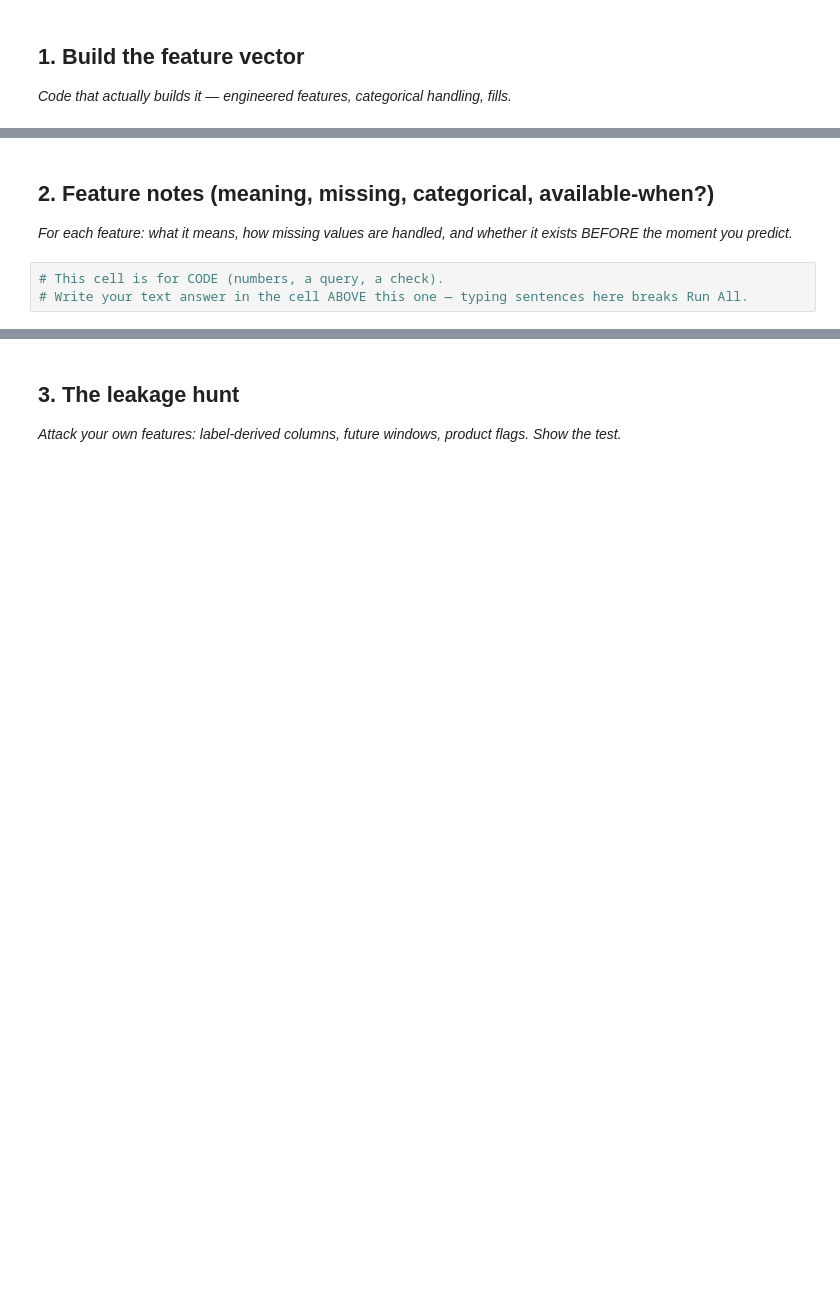
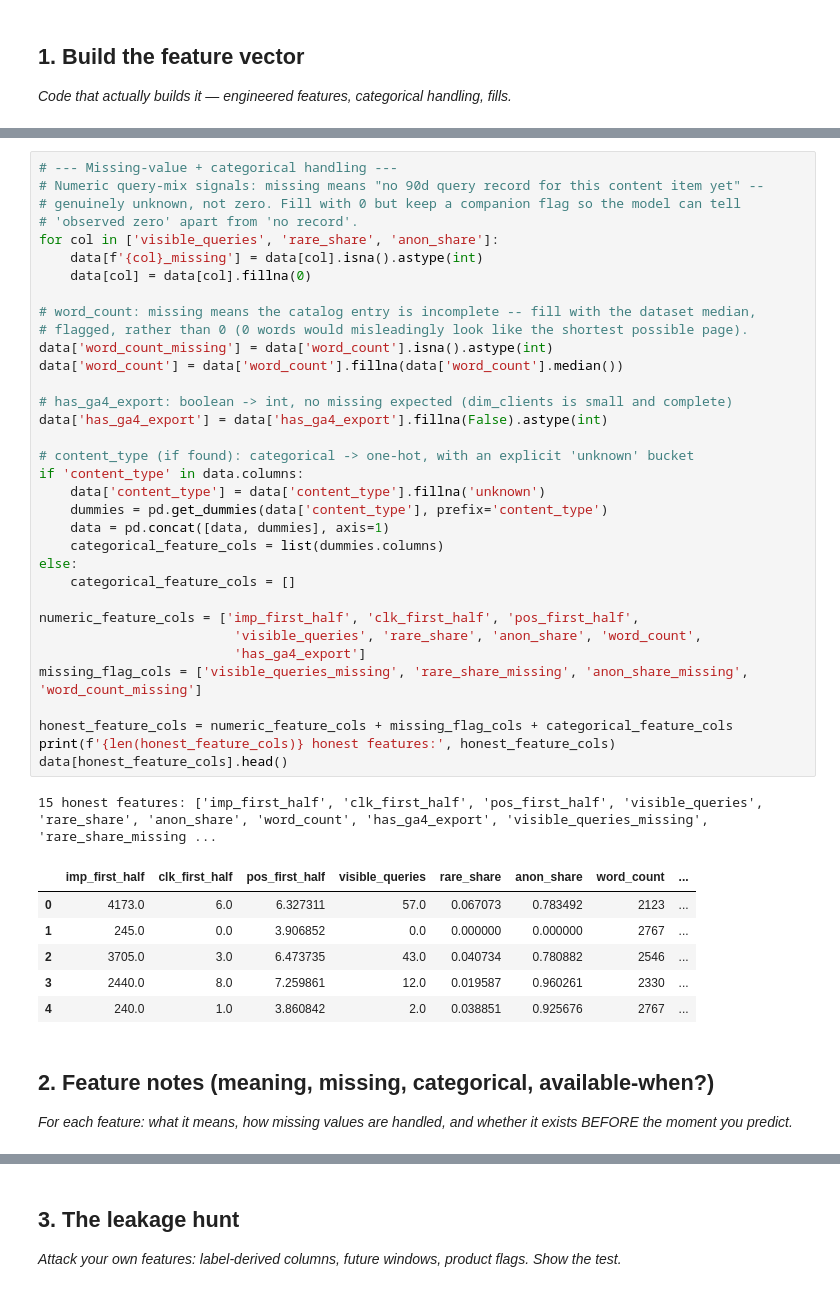
Before and after one commit to Ali-Haider987/alihaider-flyrank-ml, a Jupyter notebook: work/notebooks/w03_feature_leakage_check.ipynb, the cells around one changed output, grey strips where cells are left out. Drawn from its saved outputs; the diff is of its cells as text; blank space fills up the shorter version.

```diff
--- a/work/notebooks/w03_feature_leakage_check.ipynb
+++ b/work/notebooks/w03_feature_leakage_check.ipynb
@@ -16,7 +123,46 @@ This skeleton is yours to fill. Work the sections **in order** — each one has
+# %%
+# --- Missing-value + categorical handling ---
+# Numeric query-mix signals: missing means "no 90d query record for this content item yet" --
+# genuinely unknown, not zero. Fill with 0 but keep a companion flag so the model can tell
+# 'observed zero' apart from 'no record'.
+for col in ['visible_queries', 'rare_share', 'anon_share']:
+    data[f'{col}_missing'] = data[col].isna().astype(int)
+    data[col] = data[col].fillna(0)
+
+# word_count: missing means the catalog entry is incomplete -- fill with the dataset median,
+# flagged, rather than 0 (0 words would misleadingly look like the shortest possible page).
+data['word_count_missing'] = data['word_count'].isna().astype(int)
+data['word_count'] = data['word_count'].fillna(data['word_count'].median())
+
+# has_ga4_export: boolean -> int, no missing expected (dim_clients is small and complete)
+data['has_ga4_export'] = data['has_ga4_export'].fillna(False).astype(int)
+
+# content_type (if found): categorical -> one-hot, with an explicit 'unknown' bucket
+if 'content_type' in data.columns:
+    data['content_type'] = data['content_type'].fillna('unknown')
+    dummies = pd.get_dummies(data['content_type'], prefix='content_type')
+    data = pd.concat([data, dummies], axis=1)
+    categorical_feature_cols = list(dummies.columns)
+else:
+    categorical_feature_cols = []
+
+numeric_feature_cols = ['imp_first_half', 'clk_first_half', 'pos_first_half',
+                         'visible_queries', 'rare_share', 'anon_share', 'word_count',
+                         'has_ga4_export']
+missing_flag_cols = ['visible_queries_missing', 'rare_share_missing', 'anon_share_missing', 'word_count_missing']
+
+honest_feature_cols = numeric_feature_cols + missing_flag_cols + categorical_feature_cols
+print(f'{len(honest_feature_cols)} honest features:', honest_feature_cols)
+data[honest_feature_cols].head()
+# %% [output]
+15 honest features: ['imp_first_half', 'clk_first_half', 'pos_first_half', 'visible_queries', 'rare_share', 'anon_share', 'word_count', 'has_ga4_export', 'visible_queries_missing', 'rare_share_missing ...
+|  | imp_first_half | clk_first_half | pos_first_half | visible_queries | rare_share | anon_share | word_count | ... |
+| 0 | 4173.0 | 6.0 | 6.327311 | 57.0 | 0.067073 | 0.783492 | 2123 | ... |
+| 1 | 245.0 | 0.0 | 3.906852 | 0.0 | 0.000000 | 0.000000 | 2767 | ... |
+| 2 | 3705.0 | 3.0 | 6.473735 | 43.0 | 0.040734 | 0.780882 | 2546 | ... |
+| 3 | 2440.0 | 8.0 | 7.259861 | 12.0 | 0.019587 | 0.960261 | 2330 | ... |
+| 4 | 240.0 | 1.0 | 3.860842 | 2.0 | 0.038851 | 0.925676 | 2767 | ... |
 # %% [markdown]
 ## 2. Feature notes (meaning, missing, categorical, available-when?)
 
 *For each feature: what it means, how missing values are handled, and whether it exists BEFORE the moment you predict.*
-# %%
-# This cell is for CODE (numbers, a query, a check).
-# Write your text answer in the cell ABOVE this one — typing sentences here breaks Run All.
```
Also changed, not shown: parts of 19 cells of this notebook.
